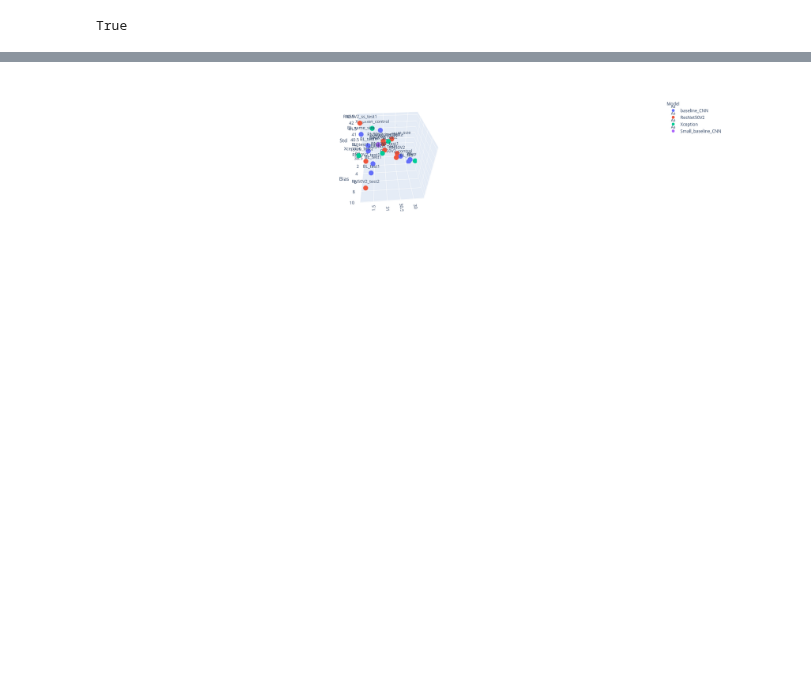
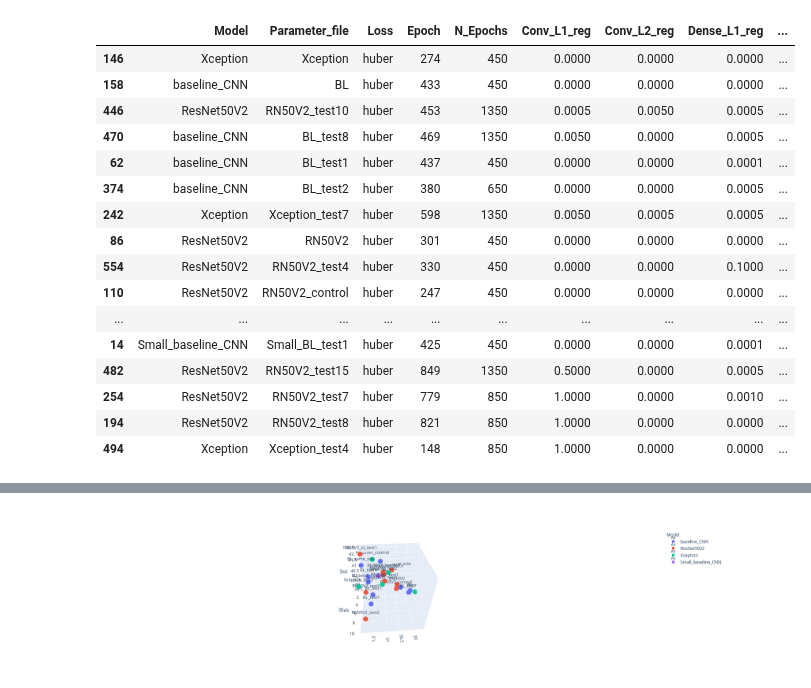
Before and after one commit to andresbecker/master_thesis, a Jupyter notebook: workspace/notebooks/Model_Selection.ipynb, the cells around one changed output, grey strips where cells are left out. Saved outputs shown, nothing was run; the diff lists cells and outputs as text; code cells hidden in the pictures; blank space fills up the shorter version.

```diff
--- a/workspace/notebooks/Model_Selection.ipynb
+++ b/workspace/notebooks/Model_Selection.ipynb
@@ -90,7 +69,26 @@ Xception_test1.csv file loaded correctly
-# %%
-0 == sum(np.array([0.0,0]))
-# %% [output]
-True
+# %%
+mask = (model_metrics_df.Set == 'val')
+mask &= (model_metrics_df.CMA_size == 0)
+vis_cols = ['Model', 'Parameter_file', 'Loss', 'Epoch', 'N_Epochs', 'Conv_L1_reg', 'Conv_L2_reg', 'Dense_L1_reg', 'Dense_L2_reg', 'Bias_l2_reg', 'PreTrained', 'Aug_Zoom_mode', 'Bias', 'Std', 'R2', 'MAE', 'CMA_size']
+model_metrics_df[vis_cols][mask].sort_values(by=['MAE', 'Bias', 'Std'], ascending=True)
+# %% [output]
+|  | Model | Parameter_file | Loss | Epoch | N_Epochs | Conv_L1_reg | Conv_L2_reg | Dense_L1_reg | ... |
+| 146 | Xception | Xception | huber | 274 | 450 | 0.0000 | 0.0000 | 0.0000 | ... |
+| 158 | baseline_CNN | BL | huber | 433 | 450 | 0.0000 | 0.0000 | 0.0000 | ... |
+| 446 | ResNet50V2 | RN50V2_test10 | huber | 453 | 1350 | 0.0005 | 0.0050 | 0.0005 | ... |
+| 470 | baseline_CNN | BL_test8 | huber | 469 | 1350 | 0.0050 | 0.0000 | 0.0005 | ... |
+| 62 | baseline_CNN | BL_test1 | huber | 437 | 450 | 0.0000 | 0.0000 | 0.0001 | ... |
+| 374 | baseline_CNN | BL_test2 | huber | 380 | 650 | 0.0000 | 0.0000 | 0.0005 | ... |
+| 242 | Xception | Xception_test7 | huber | 598 | 1350 | 0.0050 | 0.0005 | 0.0005 | ... |
+| 86 | ResNet50V2 | RN50V2 | huber | 301 | 450 | 0.0000 | 0.0000 | 0.0000 | ... |
+| 554 | ResNet50V2 | RN50V2_test4 | huber | 330 | 450 | 0.0000 | 0.0000 | 0.1000 | ... |
+| 110 | ResNet50V2 | RN50V2_control | huber | 247 | 450 | 0.0000 | 0.0000 | 0.0000 | ... |
+| ... | ... | ... | ... | ... | ... | ... | ... | ... | ... |
+| 14 | Small_baseline_CNN | Small_BL_test1 | huber | 425 | 450 | 0.0000 | 0.0000 | 0.0001 | ... |
+| 482 | ResNet50V2 | RN50V2_test15 | huber | 849 | 1350 | 0.5000 | 0.0000 | 0.0005 | ... |
+| 254 | ResNet50V2 | RN50V2_test7 | huber | 779 | 850 | 1.0000 | 0.0000 | 0.0010 | ... |
+| 194 | ResNet50V2 | RN50V2_test8 | huber | 821 | 850 | 1.0000 | 0.0000 | 0.0000 | ... |
+| 494 | Xception | Xception_test4 | huber | 148 | 850 | 1.0000 | 0.0000 | 0.0000 | ... |
 # %%
 mask = (model_metrics_df.Set == 'val')
 mask &= (model_metrics_df.CMA_size == 0)
```
Also changed, not shown: parts of 3 cells of this notebook.
